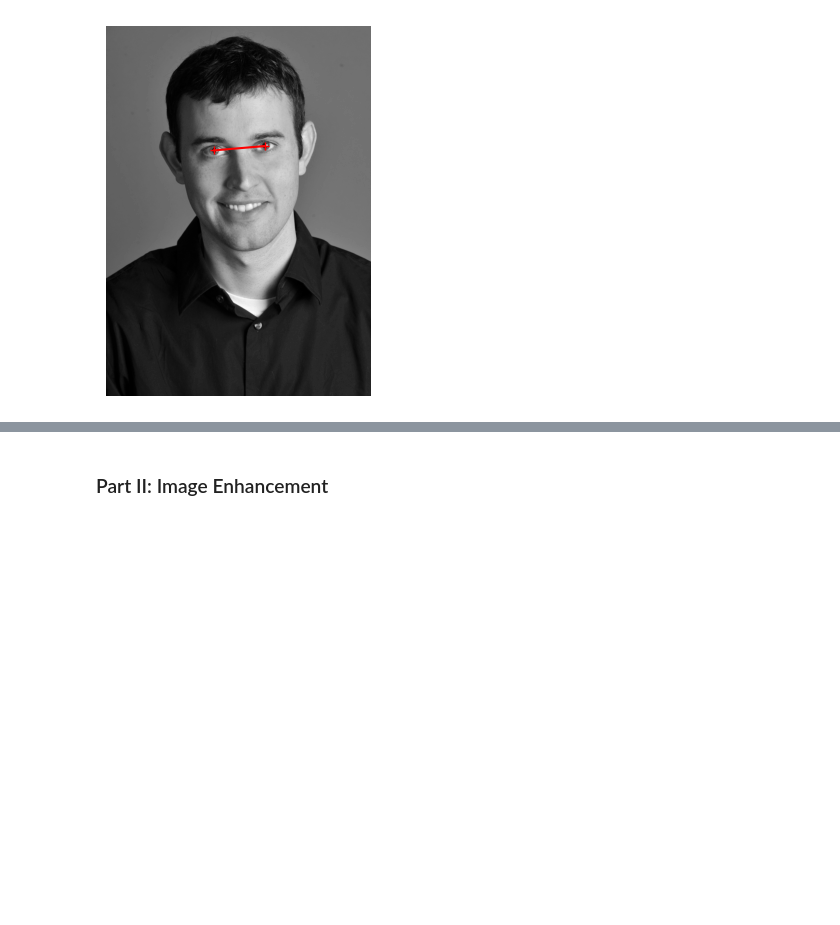
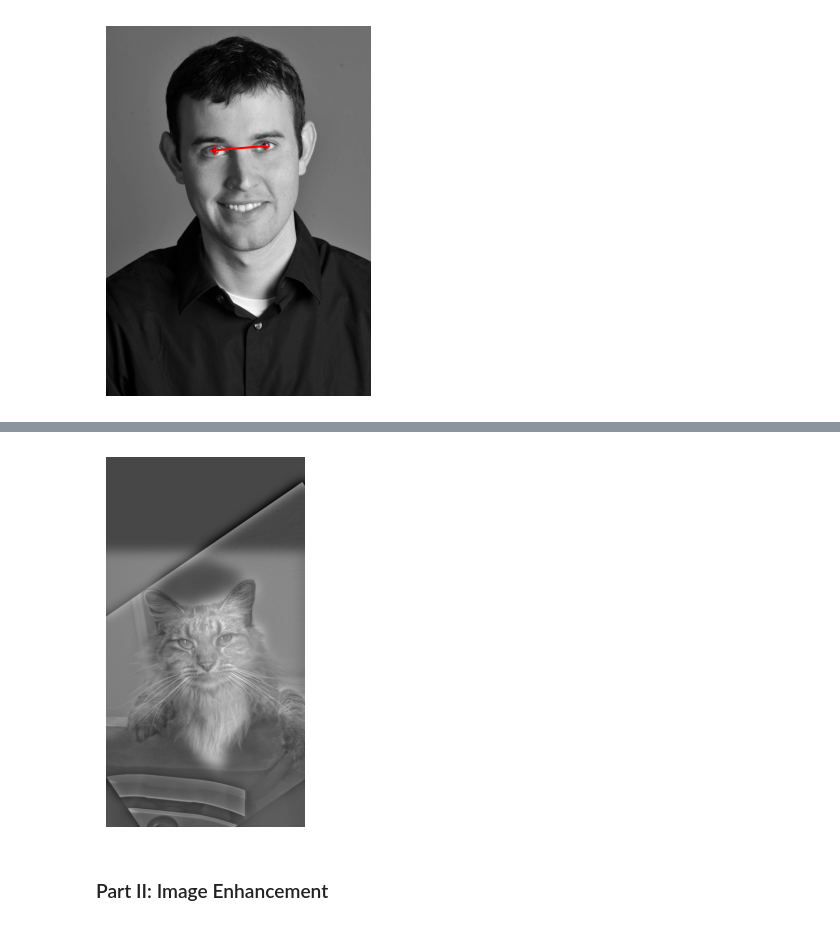
Before and after one commit to Boey-li/Fall23_CS445, a Jupyter notebook: Projects/project1_HybridImages/hybrid/CS445_Proj1_Starter.ipynb, the cells around one changed output, grey strips where cells are left out. Saved outputs shown, nothing was run; the diff lists cells and outputs as text; code cells hidden in the pictures; blank space fills up the shorter version.

```diff
--- a/Projects/project1_HybridImages/hybrid/CS445_Proj1_Starter.ipynb
+++ b/Projects/project1_HybridImages/hybrid/CS445_Proj1_Starter.ipynb
@@ -73,11 +98,13 @@ im_hybrid = hybridImage(im2, im1, sigma_low, sigma_high)
 # %%
 # Optional: Select top left corner and bottom right corner to crop image
 # the function returns dictionary of
 # {
 #   'cropped_image': np.ndarray of shape H x W
 #   'crop_bound': np.ndarray of shape 2x2
 # }
-cropped_object = utils.interactive_crop(im_hybrid)
+cropped_object = utils.interactive_crop(hybrid_img)
+# %% [output]
+[figure, added]
 # %% [markdown]
 ### Part II: Image Enhancement
 # %% [markdown]
```
Also changed, not shown: parts of 4 cells of this notebook, 2 other files.
